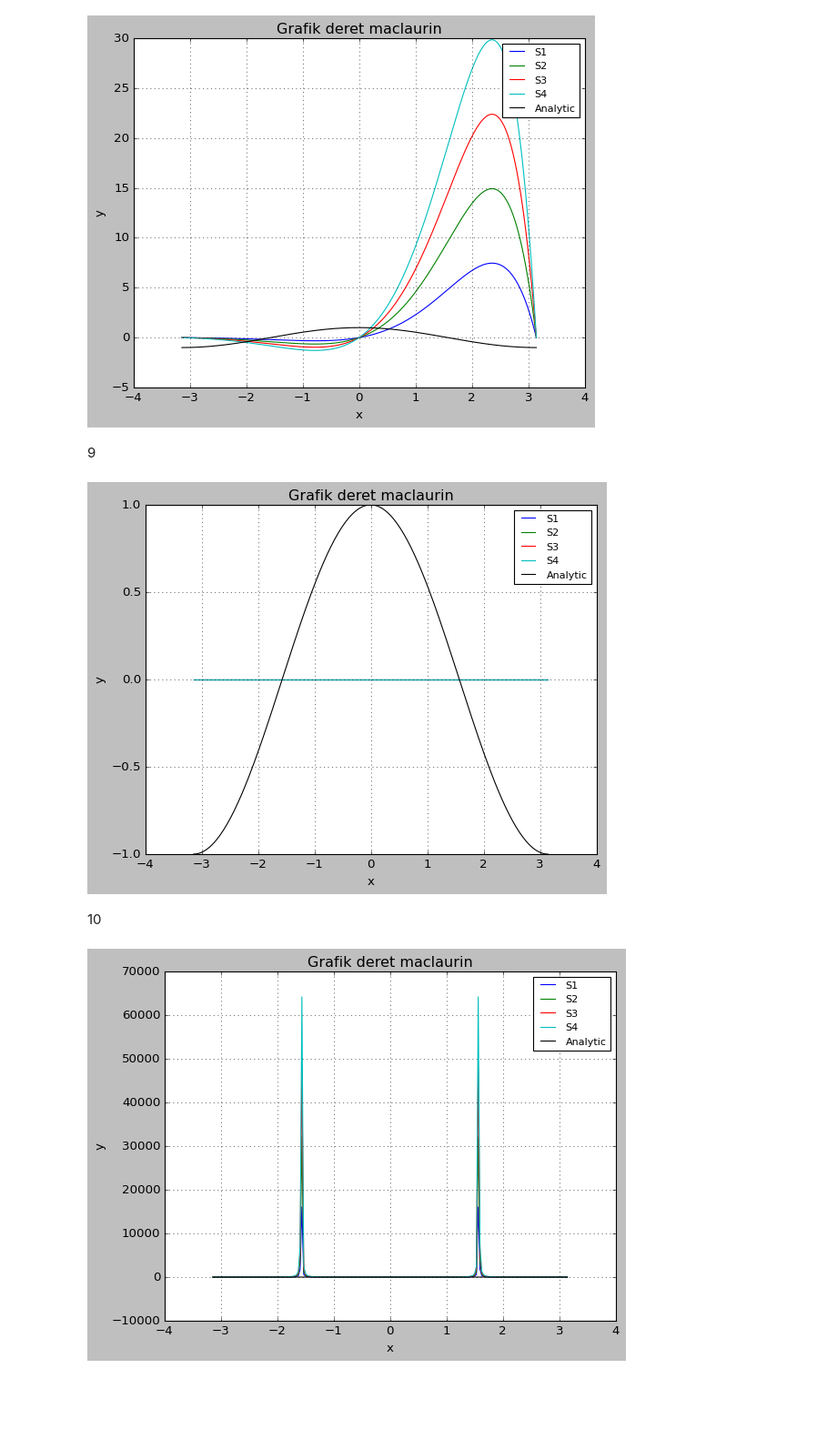
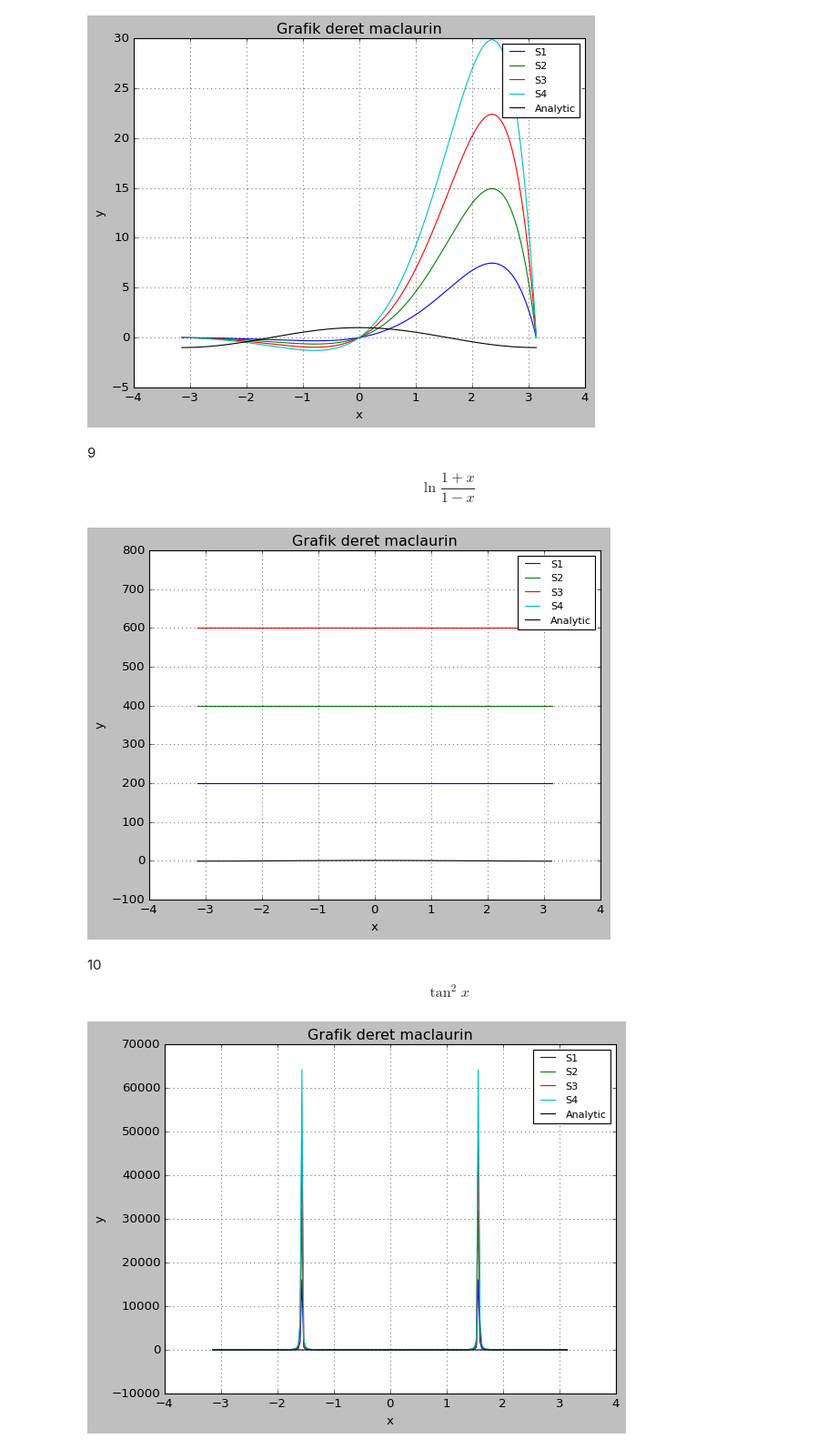
Before and after one commit to minervaarcane/fisika_matematik_1, a Jupyter notebook: fismat/tugas1/plotingmaclrn.ipynb, the cells around one changed output. Shown at 91% size. Saved outputs shown, nothing was run; the diff lists cells and outputs as text; code cells hidden in the pictures; blank space fills up the shorter version.

```diff
--- a/fismat/plotingmaclrn.ipynb
+++ b/fismat/tugas1/plotingmaclrn.ipynb
@@ -15,7 +18,7 @@ y = np.zeros(len(x))
 labels = ['S1', 'S2', 'S3', 'S4']
 plt.figure()
 for n, label in zip(range(4), labels):
-    y += (x**2*np.log(1-x))
+    y += (x**2*len(1-x))
     plt.plot(x, y, label=label)
 plt.plot(x, np.cos(x), 'k', label='Analytic')
 plt.grid()
@@ -53,7 +58,7 @@ y = np.zeros(len(x))
 labels = ['S1', 'S2', 'S3', 'S4']
 plt.figure()
 for n, label in zip(range(4), labels):
-    y += (1/x*np.sin(x))
+    y += ((1/x)*np.sin(x))
     plt.plot(x, y, label=label)
 plt.plot(x, np.cos(x), 'k', label='Analytic')
 plt.grid()
@@ -159,27 +169,29 @@ plt.legend(loc='upper right', prop={'size': 10})
 plt.show()
 # %% [output]
 [figure]
-# %% [markdown]
-9
+# %% [markdown]
+9
+$$\ln{\frac{1+x}{1-x}}$$
 # %%
 x = np.linspace(-np.pi, np.pi, 200)
 y = np.zeros(len(x))
 labels = ['S1', 'S2', 'S3', 'S4']
 plt.figure()
 for n, label in zip(range(4), labels):
-    y += (np.log(1+x / 1-x))
+    y += (len(1+x / 1-x))
     plt.plot(x, y, label=label)
 plt.plot(x, np.cos(x), 'k', label='Analytic')
 plt.grid()
 plt.title('Grafik deret maclaurin')
 plt.xlabel('x')
 plt.ylabel('y')
 plt.legend(loc='upper right', prop={'size': 10})
 plt.show()
 # %% [output]
-[figure, old version]
+[figure, new version]
-# %% [markdown]
-10
+# %% [markdown]
+10
+$$\tan^2{x}$$
 # %%
 x = np.linspace(-np.pi, np.pi, 200)
 y = np.zeros(len(x))
```
Also changed, not shown: parts of 23 cells of this notebook, 9 other files.
